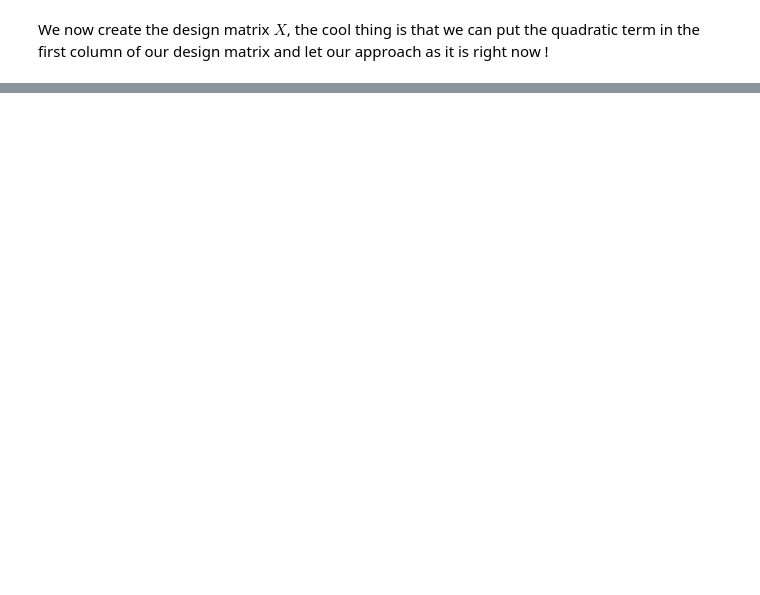
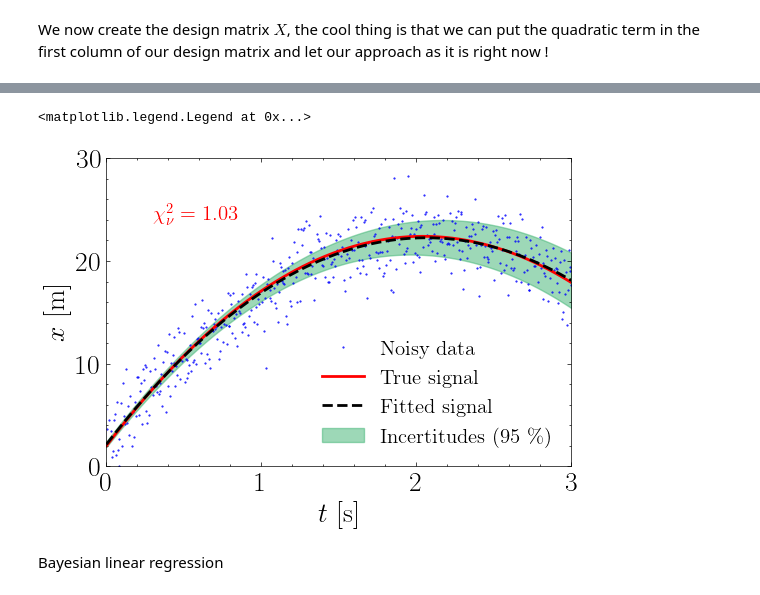
Before and after one commit to EnceladeCandy/phy3040, a Jupyter notebook: experiment_notebooks/frequentist_vs_bayesian_regression.ipynb, the cells around one changed output, grey strips where cells are left out. Drawn from its saved outputs; the diff is of its cells as text; code cells hidden in the pictures; blank space fills up the shorter version.

```diff
--- a/experiment_notebooks/frequentist_vs_bayesian_regression.ipynb
+++ b/experiment_notebooks/frequentist_vs_bayesian_regression.ipynb
@@ -285,0 +264,40 @@ Before moving to the next part, I'll raise a small problem with what we just did
+# %%
+import sys
+sys.path.append("../")
+from src.regression import FrequentistRegression
+
+Regression = FrequentistRegression(
+    degree = 2,
+    sigma_noise = sigma
+)
+coeff_fitted, coeff_std = Regression.fit(
+    obs = y,
+    x = t,
+    fit_intercept = True,
+    ridge_reg = 1e-8
+)
+chi2 = Regression.compute_chi2(
+    obs = y,
+    x = t
+)
+# %%
+fig, axs = plt.subplots(1, 1, figsize = (6, 4))
+ax = axs
+ax.plot(t, y, ".", markersize = 1, label = "Noisy data", color = "b")
+ax.plot(t, forward_model(t, *beta_gt), lw = 2, label = "True signal", color = "r")
+ax.plot(t, forward_model(t, *coeff_fitted), lw = 2, ls = "--", label = "Fitted signal", color = "k")
+
+k = 1
+model_params_min = coeff_fitted - k * stds
+model_params_max = coeff_fitted + k * stds
+y_min = forward_model(t, *model_params_min)
+y_max = forward_model(t, *model_params_max)
+ax.fill_between(t, y_min, y_max, color = "mediumseagreen", alpha = 0.5, label = "Incertitudes (95 \%)")
+ax.set(xlabel = r"$t$ [s]", ylabel = r"$x$ [m]", xlim = [0, 3], ylim = [0, 30])
+ax.annotate(r"$\chi^{2}_{\nu} = %.2f$"%chi_squared, color = 'r', xy = (0.1, 0.8), xycoords = "axes fraction")
+plt.legend()
+# %% [output]
+<matplotlib.legend.Legend at 0x...>
+[figure, added]
+# %% [markdown]
+Bayesian linear regression
```
Also changed, not shown: parts of 9 cells of this notebook.
